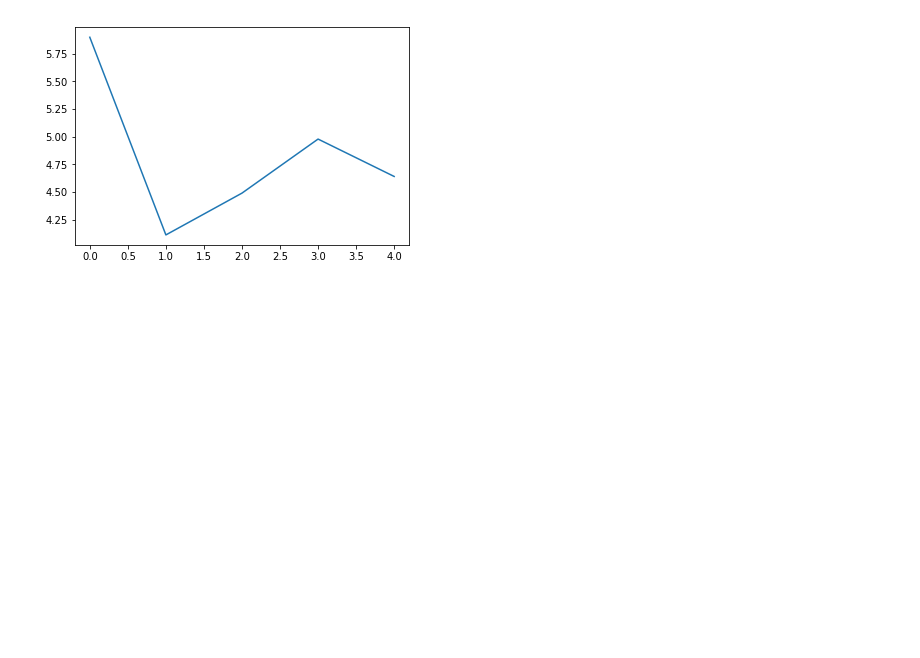
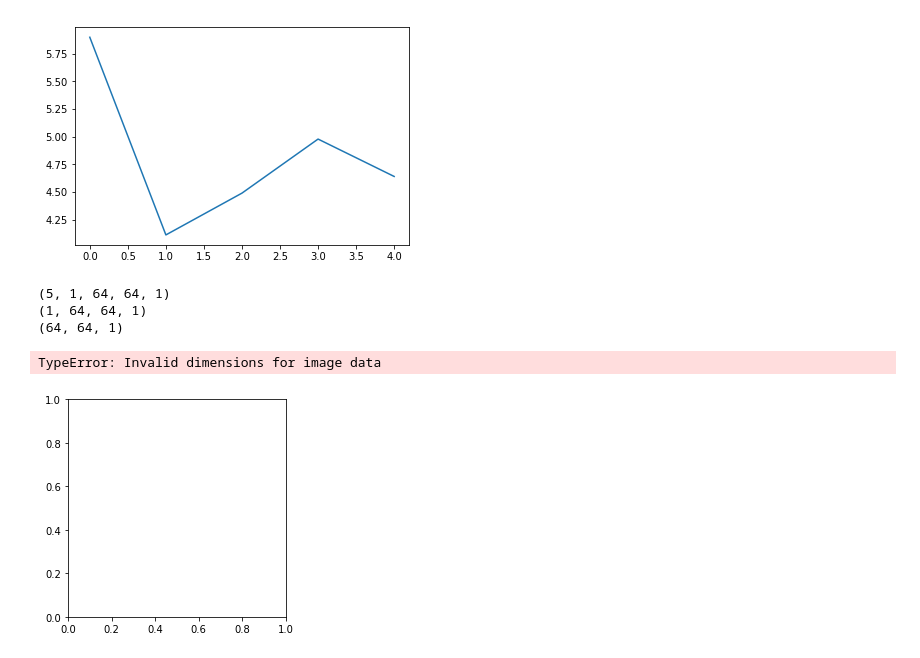
Before and after one commit to callaunchpad/GrubGen, a Jupyter notebook: src/python/model/visual.ipynb, the cells around one changed output. Cells and saved outputs as stored; diff of their text form; code cells hidden in the pictures; blank space fills up the shorter version.

Commit message:
more visuals

```diff
--- a/src/python/model/visual.ipynb
+++ b/src/python/model/visual.ipynb
@@ -1,8 +1,11 @@
 # %%
 import numpy as np
-
+import scipy
 disc_array = np.load('./ac-gan/discLoss.npy')
 gen_array = np.load('./ac-gan/genLoss.npy')
+samples_array = np.load('./ac-gan/samples.npy')
+
 print(disc_array.shape)
 print(gen_array.shape)
+print(samples_array.shape)
 # %% [output]
@@ -20,3 +22,17 @@ plt.plot(gen_array)
 plt.show()
 # %% [output]
 [figure]
+# %%
+import matplotlib.image as mpimg
+print(samples_array.shape)
+for k in samples_array:
+    print(k.shape)
+    print(k[0].shape)
+    plt.imshow(k[0])
+    plt.show()
+# %% [output]
+(5, 1, 64, 64, 1)
+(1, 64, 64, 1)
+(64, 64, 1)
+TypeError: Invalid dimensions for image data
+[figure, added]
```
Also changed, not shown: parts of 1 cell of this notebook.
